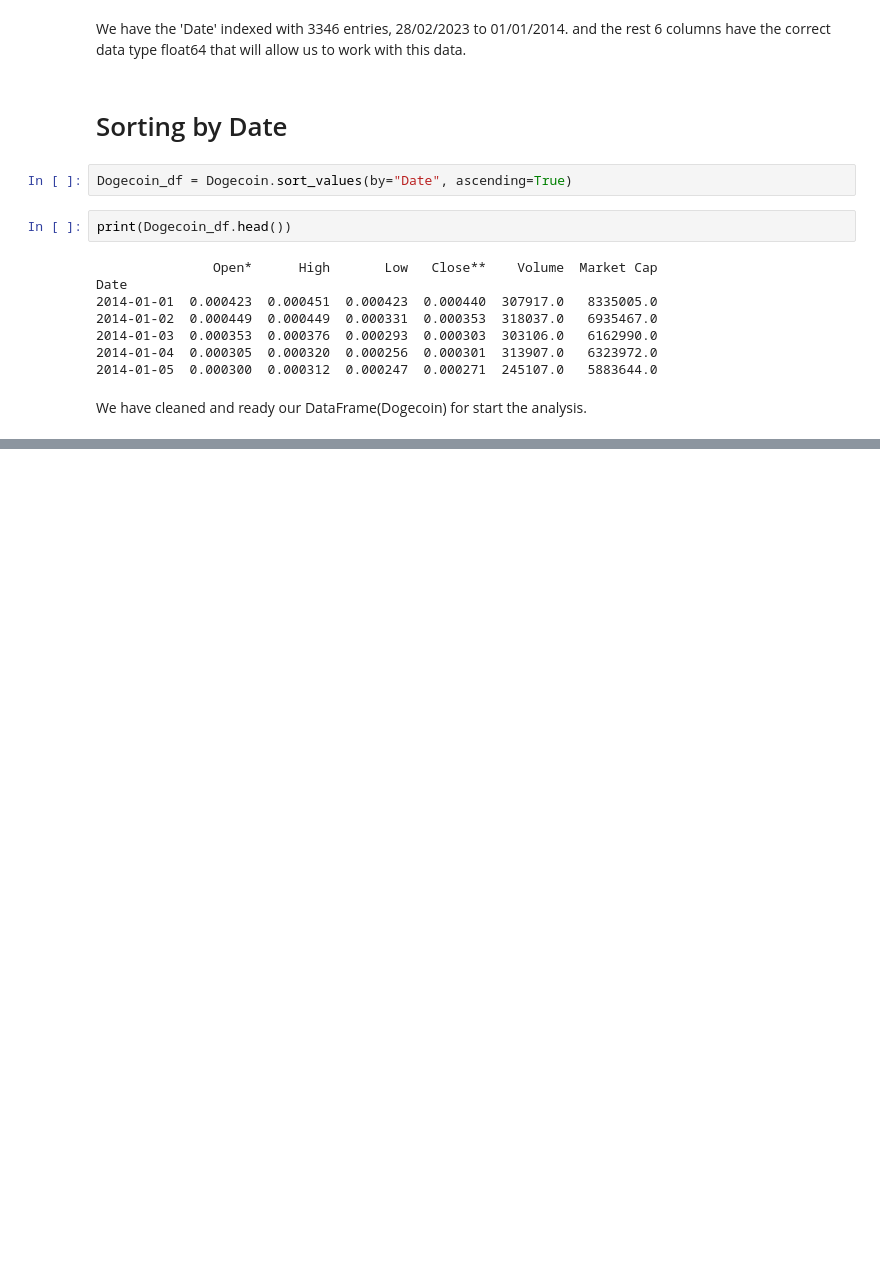
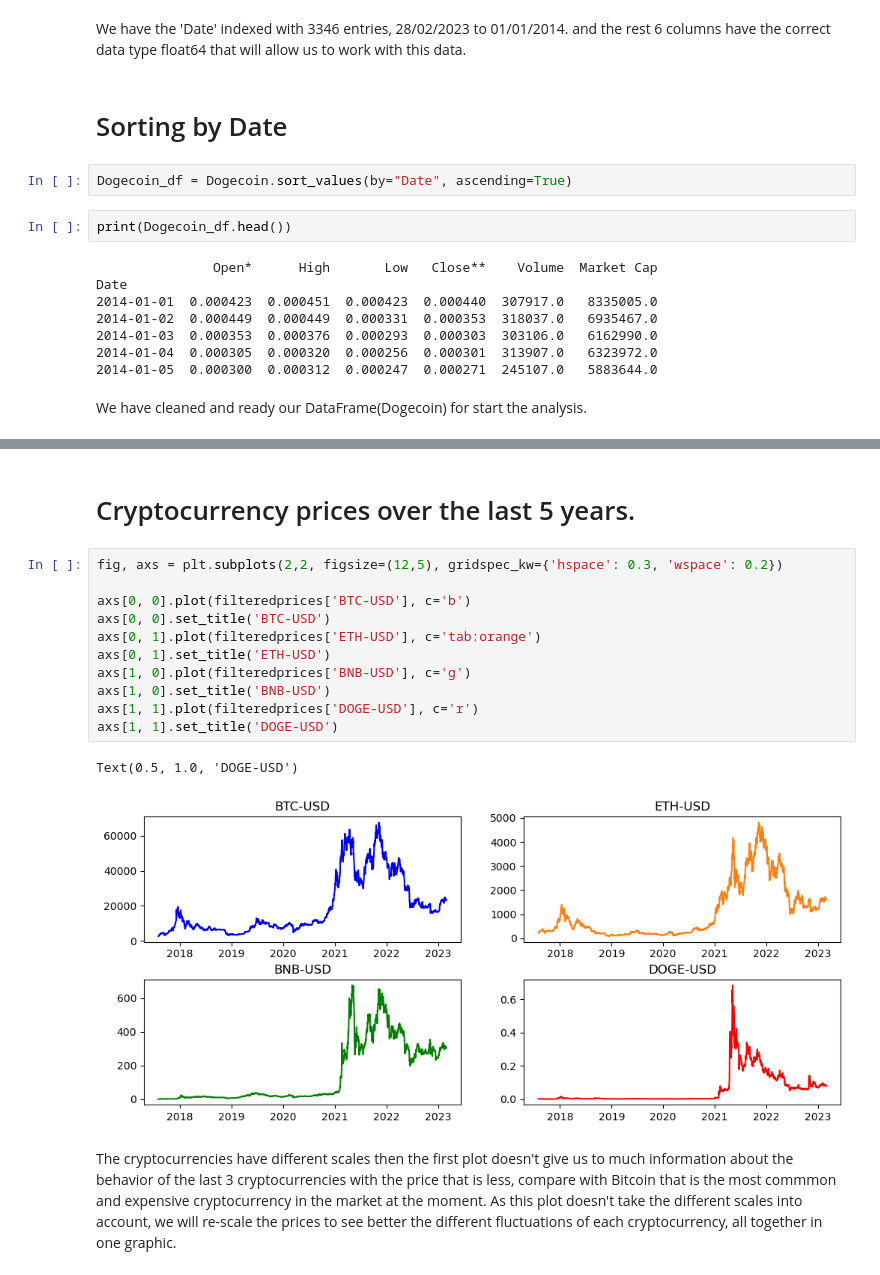
Before and after one commit to KaryShann/CryptoMarketAnalysis, a Jupyter notebook: Project Python in Finance.ipynb, the cells around one changed output, grey strips where cells are left out. Saved outputs shown, nothing was run; the diff lists cells and outputs as text; blank space fills up the shorter version.

```diff
--- a/Project Python in Finance.ipynb
+++ b/Project Python in Finance.ipynb
@@ -858,0 +914,18 @@ We have cleaned and ready our DataFrame(Dogecoin) for start the analysis.
+# %% [markdown]
+# Cryptocurrency prices over the last 5 years.
+# %%
+fig, axs = plt.subplots(2,2, figsize=(12,5), gridspec_kw={'hspace': 0.3, 'wspace': 0.2})
+
+axs[0, 0].plot(filteredprices['BTC-USD'], c='b')
+axs[0, 0].set_title('BTC-USD')
+axs[0, 1].plot(filteredprices['ETH-USD'], c='tab:orange')
+axs[0, 1].set_title('ETH-USD')
+axs[1, 0].plot(filteredprices['BNB-USD'], c='g')
+axs[1, 0].set_title('BNB-USD')
+axs[1, 1].plot(filteredprices['DOGE-USD'], c='r')
+axs[1, 1].set_title('DOGE-USD')
+# %% [output]
+Text(0.5, 1.0, 'DOGE-USD')
+[figure, added]
+# %% [markdown]
+The cryptocurrencies have different scales then the first plot doesn't give us to much information about the behavior of the last 3 cryptocurrencies with the price that is less, compare with Bitcoin that is the most commmon and expensive cryptocurrency in the market at the moment. As this plot doesn't take the different scales into account, we will re-scale the prices to see better the different fluctuations of each cryptocurrency, all together in one graphic.
```
Also changed, not shown: parts of 31 cells of this notebook.
